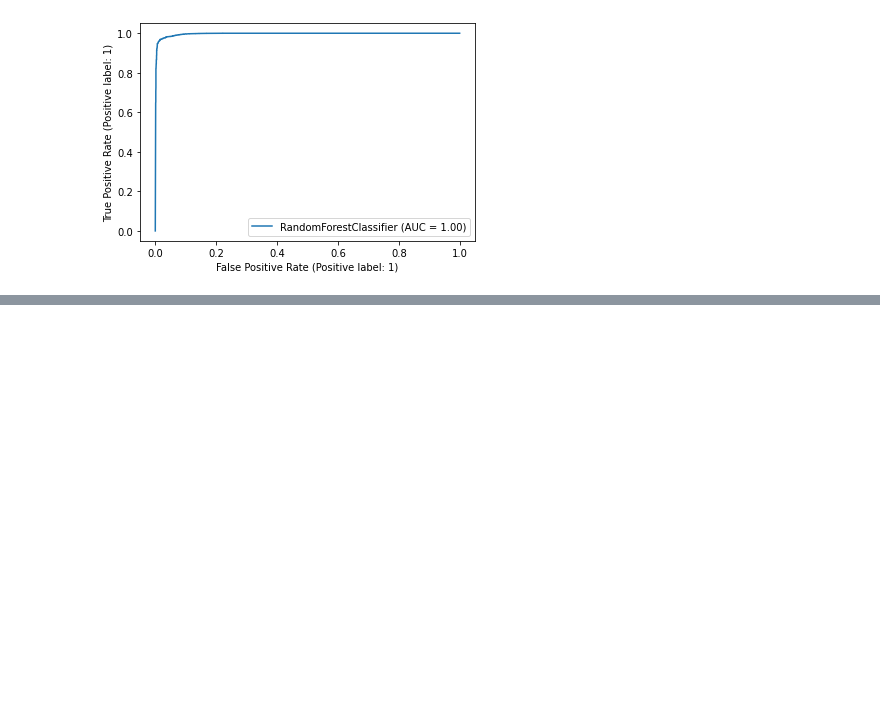
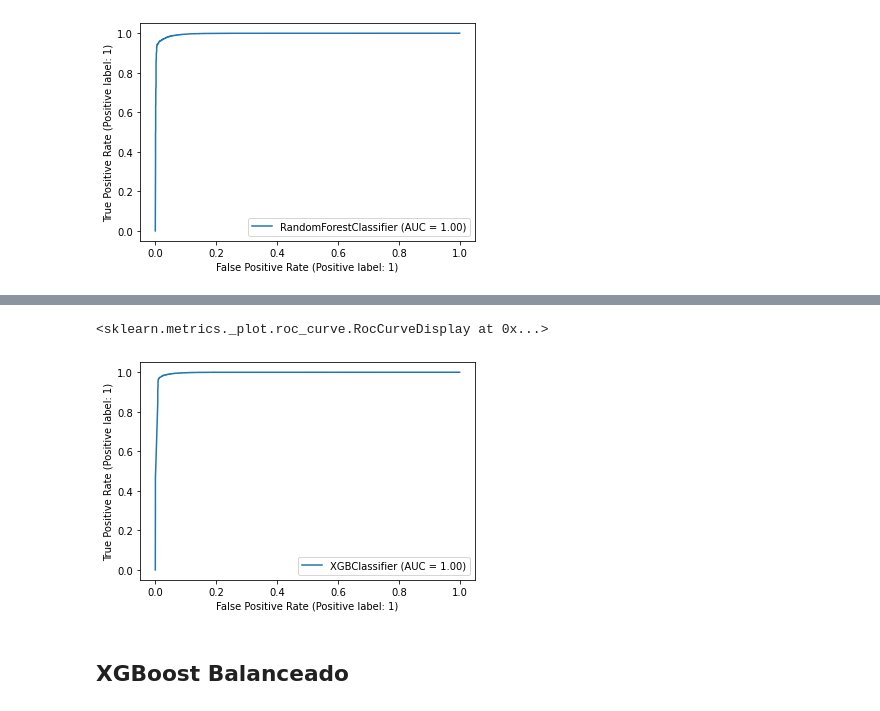
Before and after one commit to phobeiro/TERA-desafio-3, a Jupyter notebook: desafio-3-3.ipynb, the cells around one changed output, grey strips where cells are left out. Saved outputs shown, nothing was run; the diff lists cells and outputs as text; code cells hidden in the pictures; blank space fills up the shorter version.

```diff
--- a/desafio-3-3.ipynb
+++ b/desafio-3-3.ipynb
@@ -143,0 +161,18 @@ plt.show()
+# %%
+%%time
+
+from xgboost import XGBClassifier
+
+xgb = XGBClassifier(
+    n_estimators=15,
+    max_depth=17,
+    subsample=0.75,
+    #gpu_id='0',
+    #tree_method='gpu_hist'
+
+)
+
+xgb.fit(X_treino, y_treino)
+y_xgb = xgb.predict(X_teste)
+
+confusion_matrix(y_teste, y_xgb)
@@ -144 +196,8 @@ plt.show()
+# %%
+plot_roc_curve(xgb, X_teste, y_teste)
+# %% [output]
+<sklearn.metrics._plot.roc_curve.RocCurveDisplay at 0x...>
+[figure, added]
+# %% [markdown]
+## XGBoost Balanceado
 # %%
```
Also changed, not shown: parts of 15 cells of this notebook.
